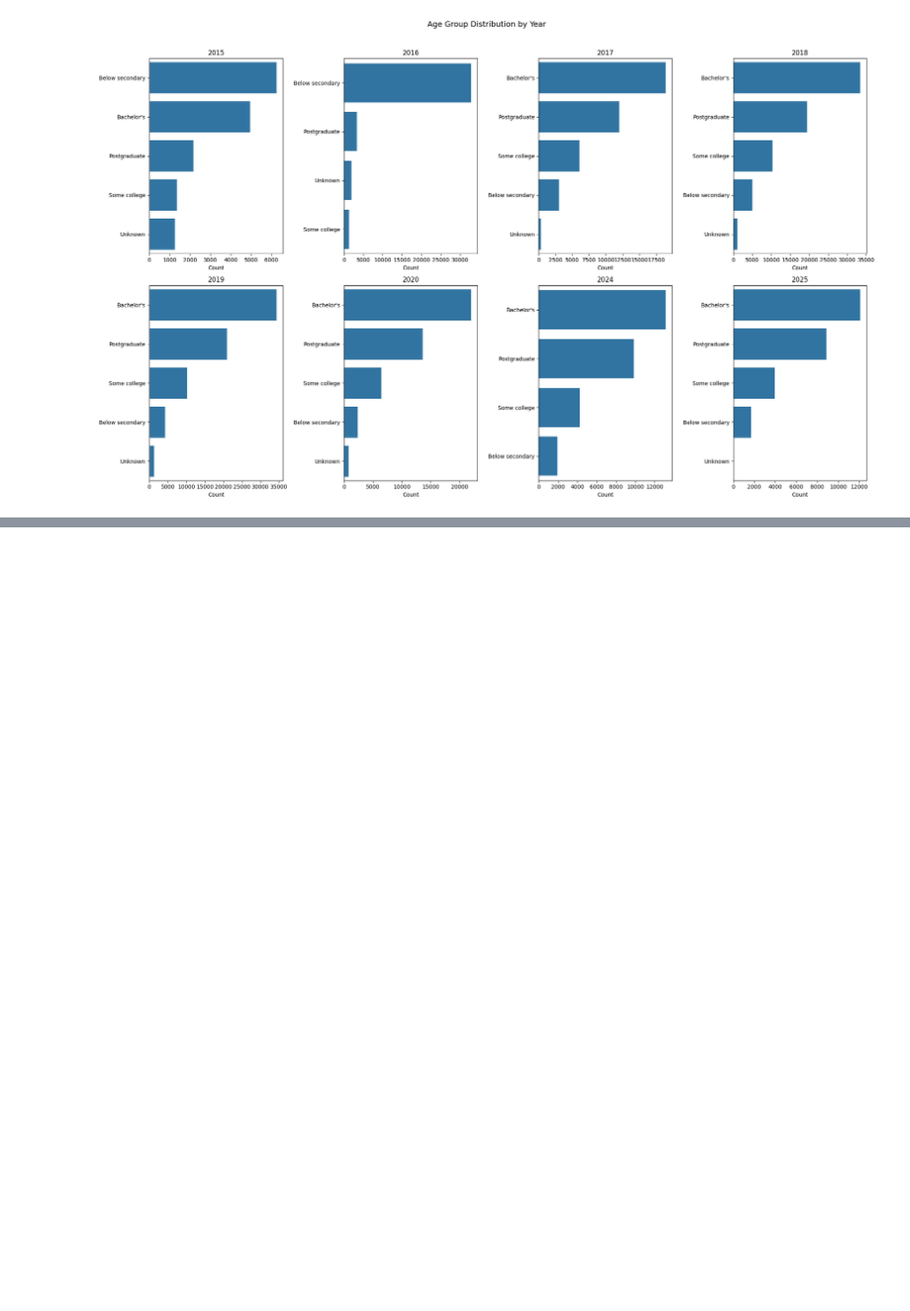
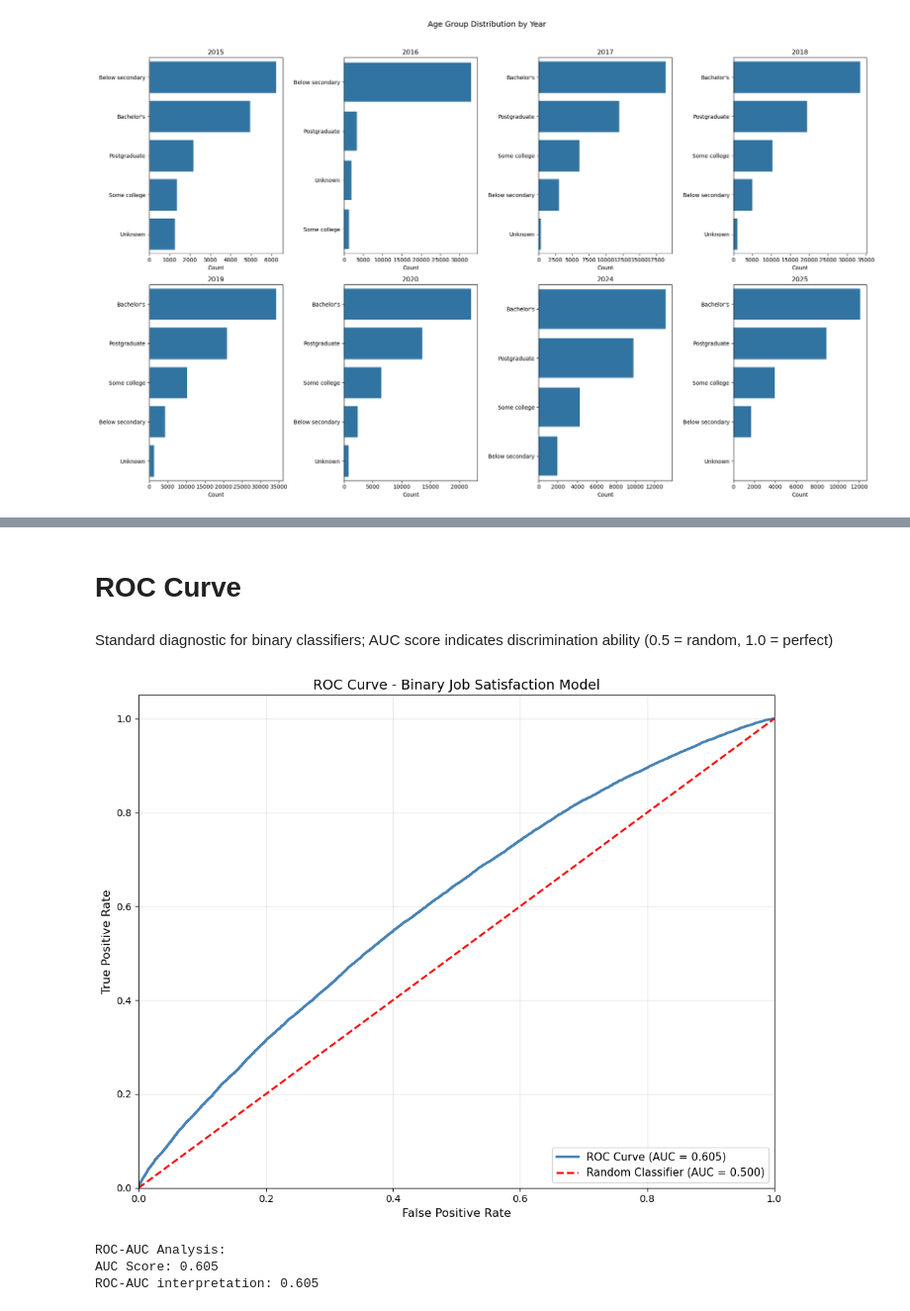
Before and after one commit to Jdrice72901/DSBA-6211-Stack-overflow-Survey-Analysis, a Jupyter notebook: notebooks/modeling_sat.ipynb, the cells around one changed output, grey strips where cells are left out. Shown at 99% size. Saved outputs shown, nothing was run; the diff lists cells and outputs as text; code cells hidden in the pictures; blank space fills up the shorter version.

```diff
--- a/notebooks/modeling_sat.ipynb
+++ b/notebooks/modeling_sat.ipynb
@@ -847,0 +948,40 @@ display(comparison.set_index('Model'))
+# %% [markdown]
+# ROC Curve
+# %% [markdown]
+Standard diagnostic for binary classifiers; AUC score indicates discrimination ability (0.5 = random, 1.0 = perfect)
+# %%
+from sklearn.metrics import roc_curve, auc, roc_auc_score
+
+# Get prediction probabilities for the positive class
+y_pred_proba = model_bin.predict_proba(X_test)[:, 1]
+
+# Compute ROC curve
+fpr, tpr, thresholds = roc_curve(y_test, y_pred_proba)
+roc_auc = auc(fpr, tpr)
+
+# Plot ROC curve
+fig, ax = plt.subplots(figsize=(10, 8))
+
+ax.plot(fpr, tpr, color='steelblue', lw=2.5, label=f'ROC Curve (AUC = {roc_auc:.3f})')
+ax.plot([0, 1], [0, 1], 'r--', lw=2, label='Random Classifier (AUC = 0.500)')
+
+ax.set_xlabel('False Positive Rate', fontsize=12)
+ax.set_ylabel('True Positive Rate', fontsize=12)
+ax.set_title('ROC Curve - Binary Job Satisfaction Model', fontsize=14)
+ax.legend(fontsize=11, loc='lower right')
+ax.grid(True, alpha=0.3)
+ax.set_xlim([0.0, 1.0])
+ax.set_ylim([0.0, 1.05])
+
+plt.tight_layout()
+plt.show()
+
+# Print ROC-AUC metrics
+print("ROC-AUC Analysis:")
+print(f"AUC Score: {roc_auc:.3f}")
+print(f"ROC-AUC interpretation: {roc_auc_score(y_test, y_pred_proba):.3f}")
+# %% [output]
+[figure, added]
+ROC-AUC Analysis:
+AUC Score: 0.605
+ROC-AUC interpretation: 0.605
```
Also changed, not shown: parts of 18 cells of this notebook, 2 other files.
